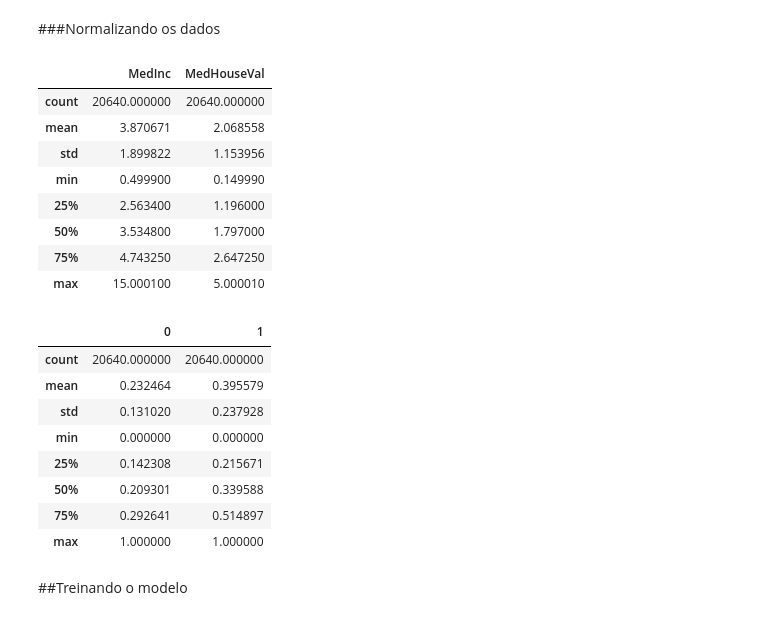
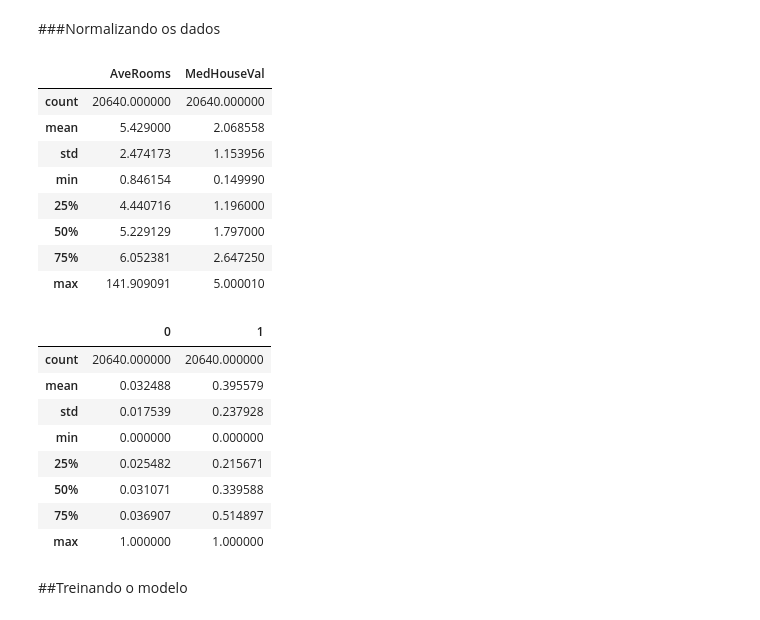
Before and after one commit to kenzosakiyama/semana_de_computacao_IA, a Jupyter notebook: regressao_linear.ipynb, the cells around one changed output. Saved outputs shown, nothing was run; the diff lists cells and outputs as text; code cells hidden in the pictures.

```diff
--- a/regressão_linear.ipynb
+++ b/regressao_linear.ipynb
@@ -166,20 +147,20 @@ missing_data.head(20)
 # %% [markdown]
 ###Normalizando os dados
 # %%
-df[['MedInc','MedHouseVal']].describe()
+df[['AveRooms','MedHouseVal']].describe()
 # %% [output]
-|  | MedInc | MedHouseVal |
+|  | AveRooms | MedHouseVal |
 | count | 20640.000000 | 20640.000000 |
-| mean | 3.870671 | 2.068558 |
-| std | 1.899822 | 1.153956 |
-| min | 0.499900 | 0.149990 |
-| 25% | 2.563400 | 1.196000 |
-| 50% | 3.534800 | 1.797000 |
-| 75% | 4.743250 | 2.647250 |
-| max | 15.000100 | 5.000010 |
+| mean | 5.429000 | 2.068558 |
+| std | 2.474173 | 1.153956 |
+| min | 0.846154 | 0.149990 |
+| 25% | 4.440716 | 1.196000 |
+| 50% | 5.229129 | 1.797000 |
+| 75% | 6.052381 | 2.647250 |
+| max | 141.909091 | 5.000010 |
 # %%
 #non_scaled = df.values#usa todas as features
-non_scaled = df[['MedInc','MedHouseVal']]
+non_scaled = df[['AveRooms','MedHouseVal']]
 scaler = MinMaxScaler()
 scaled = scaler.fit_transform(non_scaled)
 dfScaled = pd.DataFrame(scaled)
@@ -187,12 +168,12 @@ dfScaled.describe()
 # %% [output]
 |  | 0 | 1 |
 | count | 20640.000000 | 20640.000000 |
-| mean | 0.232464 | 0.395579 |
-| std | 0.131020 | 0.237928 |
+| mean | 0.032488 | 0.395579 |
+| std | 0.017539 | 0.237928 |
 | min | 0.000000 | 0.000000 |
-| 25% | 0.142308 | 0.215671 |
-| 50% | 0.209301 | 0.339588 |
-| 75% | 0.292641 | 0.514897 |
+| 25% | 0.025482 | 0.215671 |
+| 50% | 0.031071 | 0.339588 |
+| 75% | 0.036907 | 0.514897 |
 | max | 1.000000 | 1.000000 |
 # %% [markdown]
 ##Treinando o modelo
```
Also changed, not shown: parts of 16 cells of this notebook.
